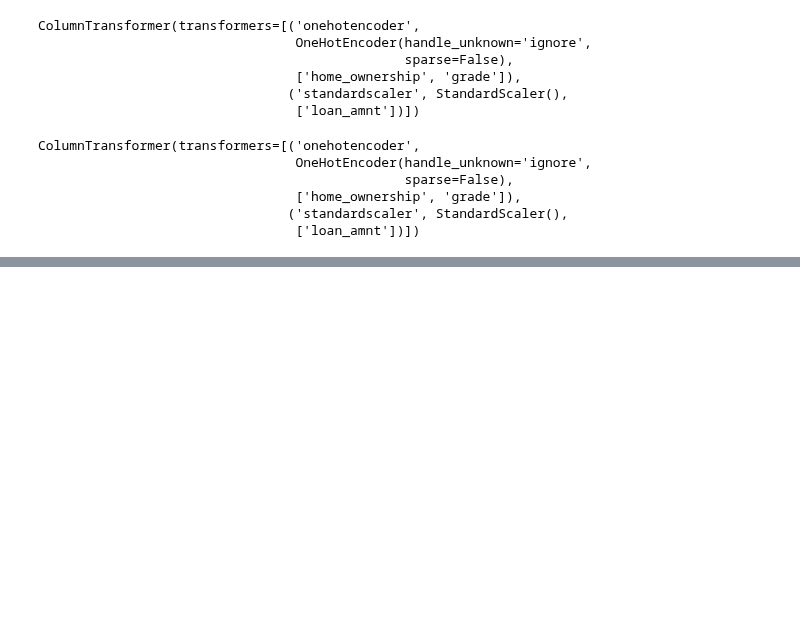
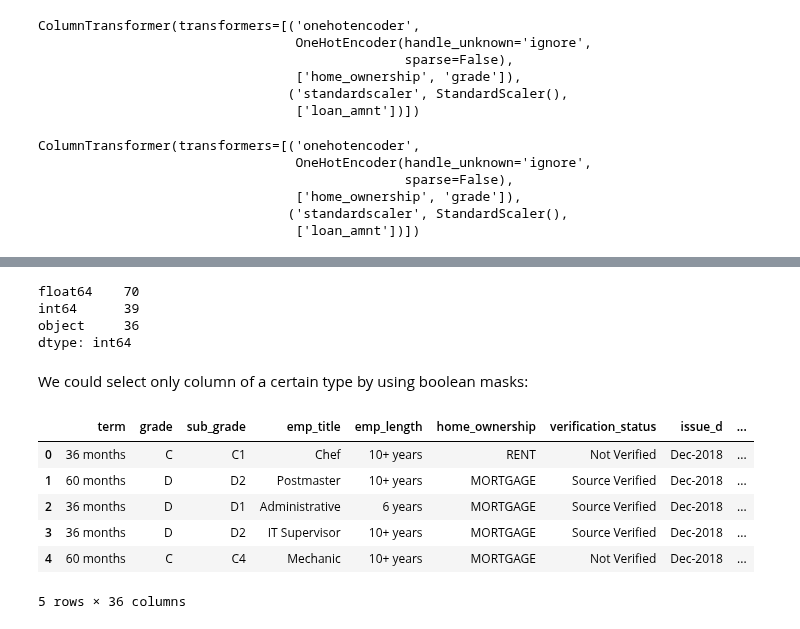
Before and after one commit to amueller/aml, a Jupyter notebook: 01-ml-workflow/04-categorical-variables.ipynb, the cells around one changed output, grey strips where cells are left out. Saved outputs shown, nothing was run; the diff lists cells and outputs as text; code cells hidden in the pictures; blank space fills up the shorter version.

```diff
--- a/01-ml-workflow/04-categorical-variables.ipynb
+++ b/01-ml-workflow/04-categorical-variables.ipynb
@@ -1098,7 +564,0 @@ X_train.columns
-# %%
-# drop some stuff so it fits on slide
-import pandas as pd
-pd.set_option('display.max_columns', 10)
-#disp = X_train.drop(['waterfront', 'view', 'condition', 'grade', 'sqft_basement', 'yr_renovated'], axis=1).head()
-disp = X_train.head()
-disp
@@ -1141,0 +671,20 @@ TargetEncoder(cols='zipcode').fit_transform(data.frame, target)
+# %%
+loans.dtypes.value_counts()
+# %% [output]
+float64    70
+int64      39
+object     36
+dtype: int64
+# %% [markdown]
+We could select only column of a certain type by using boolean masks:
+# %%
+# only select 'object' dtype columns, which are usually strings
+loans.loc[:, loans.dtypes == 'object'].head()
+# %% [output]
+|  | term | grade | sub_grade | emp_title | emp_length | home_ownership | verification_status | issue_d | ... |
+| 0 | 36 months | C | C1 | Chef | 10+ years | RENT | Not Verified | Dec-2018 | ... |
+| 1 | 60 months | D | D2 | Postmaster | 10+ years | MORTGAGE | Source Verified | Dec-2018 | ... |
+| 2 | 36 months | D | D1 | Administrative | 6 years | MORTGAGE | Source Verified | Dec-2018 | ... |
+| 3 | 36 months | D | D2 | IT Supervisor | 10+ years | MORTGAGE | Source Verified | Dec-2018 | ... |
+| 4 | 60 months | C | C4 | Mechanic | 10+ years | MORTGAGE | Not Verified | Dec-2018 | ... |
+5 rows × 36 columns
```
Also changed, not shown: parts of 118 cells of this notebook.
